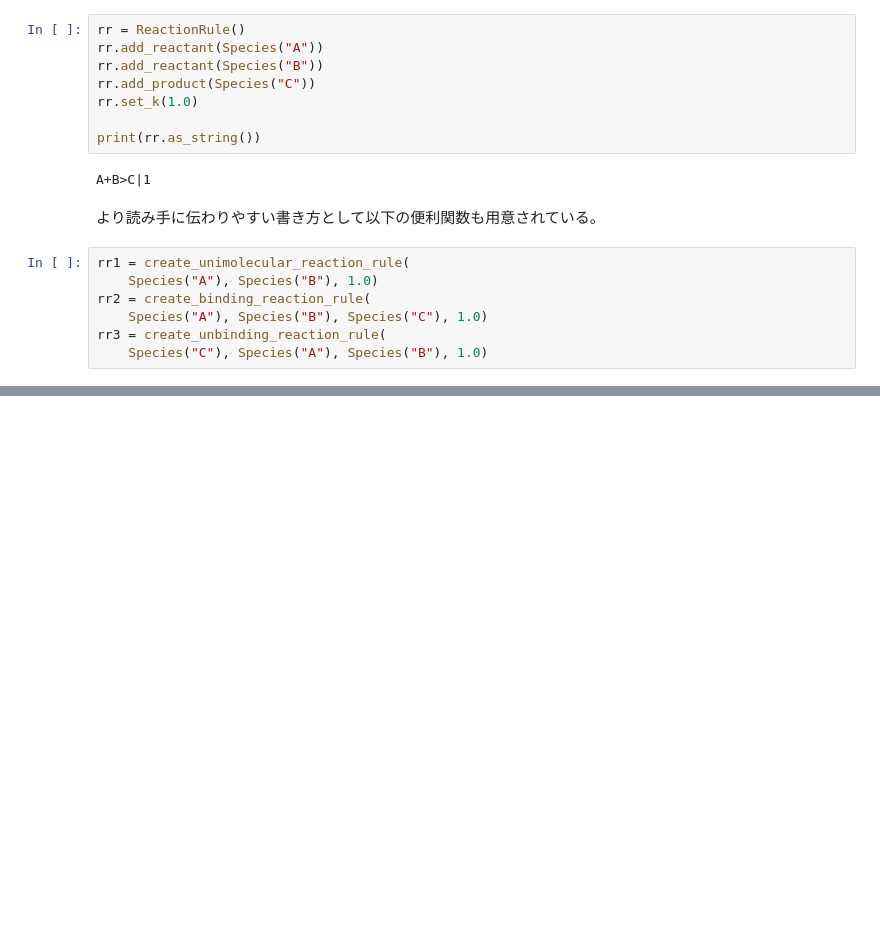
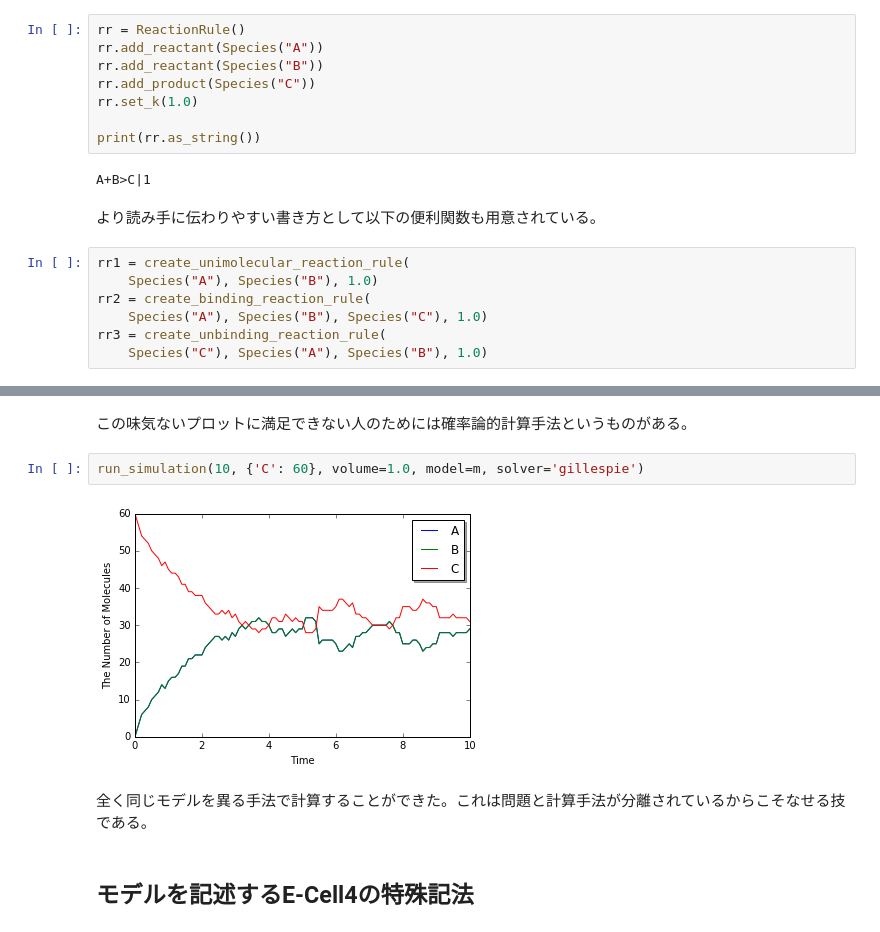
Before and after one commit to kozo2/ecell4-lectures, a Jupyter notebook: lecture3.ipynb, the cells around one changed output, grey strips where cells are left out. Drawn from its saved outputs; the diff is of its cells as text; blank space fills up the shorter version.

```diff
--- a/lecture3.ipynb
+++ b/lecture3.ipynb
@@ -111,0 +165,10 @@ rr3 = create_unbinding_reaction_rule(
+# %% [markdown]
+この味気ないプロットに満足できない人のためには確率論的計算手法というものがある。
+# %%
+run_simulation(10, {'C': 60}, volume=1.0, model=m, solver='gillespie')
+# %% [output]
+[figure, added]
+# %% [markdown]
+全く同じモデルを異る手法で計算することができた。これは問題と計算手法が分離されているからこそなせる技である。
+# %% [markdown]
+## モデルを記述するE-Cell4の特殊記法
```
Also changed, not shown: parts of 60 cells of this notebook.
